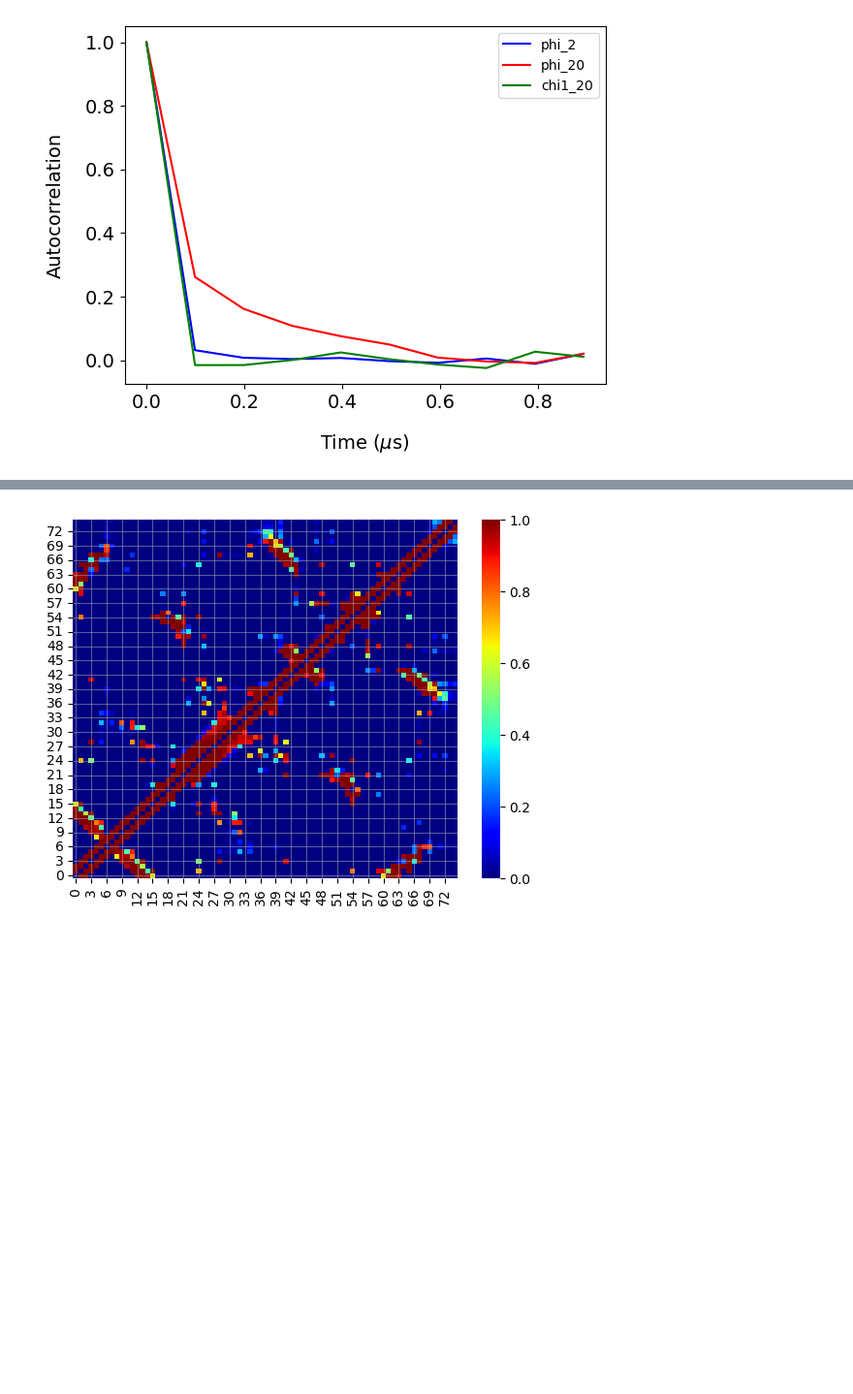
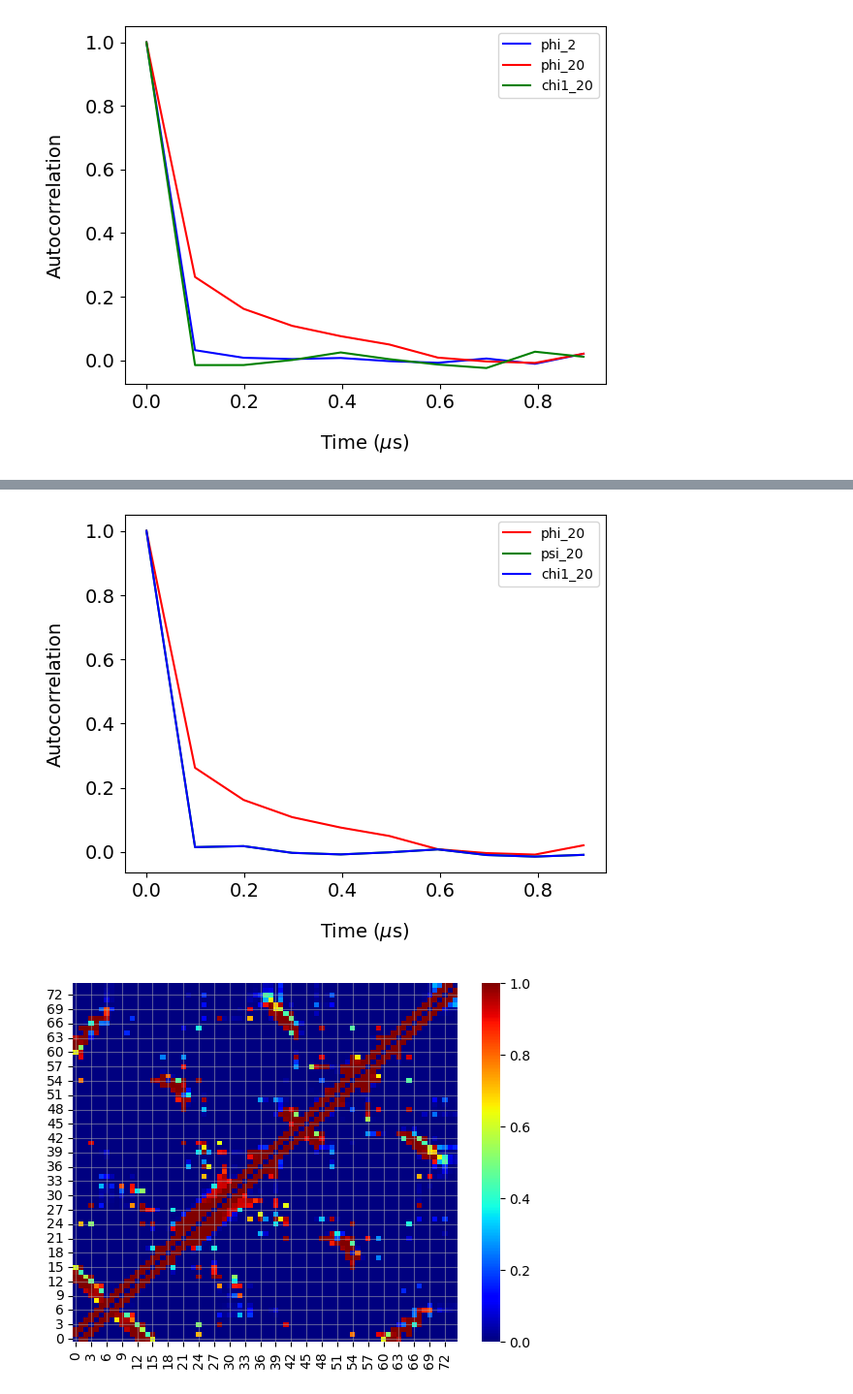
Before and after one commit to michellegarcia2000/CHEM101.6, a Jupyter notebook: Project_3/CHEM101.6_Project3_UBQ_Students.ipynb, the cells around one changed output, grey strips where cells are left out. Shown at 97% size. Saved outputs shown, nothing was run; the diff lists cells and outputs as text; code cells hidden in the pictures; blank space fills up the shorter version.

```diff
--- a/Project_3/CHEM101.6_Project3_UBQ_Students.ipynb
+++ b/Project_3/CHEM101.6_Project3_UBQ_Students.ipynb
@@ -471,3 +515,24 @@ plt.show()
+# %%
+# serine 20
+phi20_acf=autocorr1(dihedral_dict['phi'][20],lags)
+psi20_acf=autocorr1(dihedral_dict['psi'][20],lags)
+chi120_acf = autocorr1(dihedral_dict["chi1"][20], lags)
+
+plt.plot(time[lags],phi20_acf,color='r',label='phi_20')
+plt.plot(time[lags],psi20_acf,color='g',label='psi_20')
+plt.plot(time[lags],psi20_acf,color='b',label='chi1_20')
+
+
+plt.legend()
+plt.xlabel("Time ($\mu$s)", size=14, labelpad=15)
+plt.ylabel("Autocorrelation", size=14, labelpad=15)
+plt.xticks(fontsize=14)
+plt.yticks(fontsize=14)
+plt.xticks(size='14')
+plt.yticks(size='14')
+plt.show()
+# %% [output]
+[figure, added]
 # %%
 #Lets Make a Contact Map
 contact_maps = []
```
Also changed, not shown: parts of 12 cells of this notebook.
